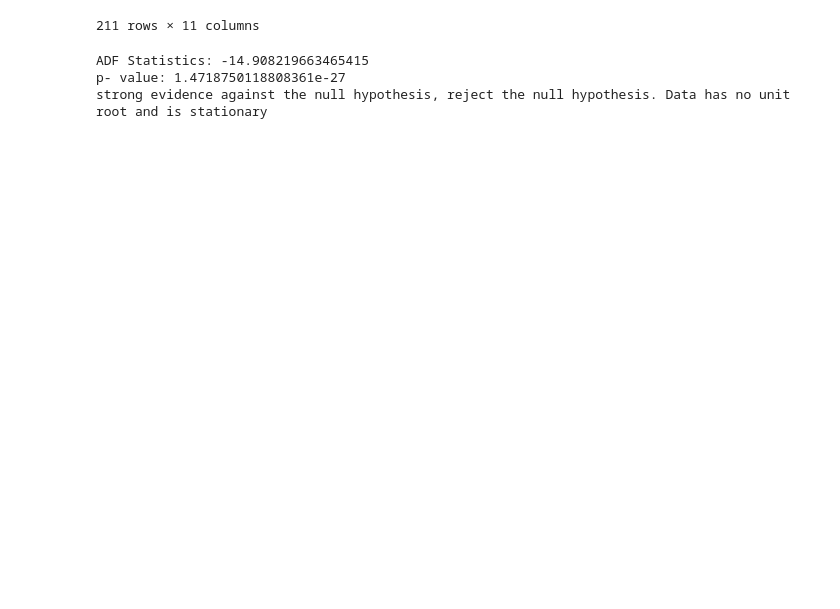
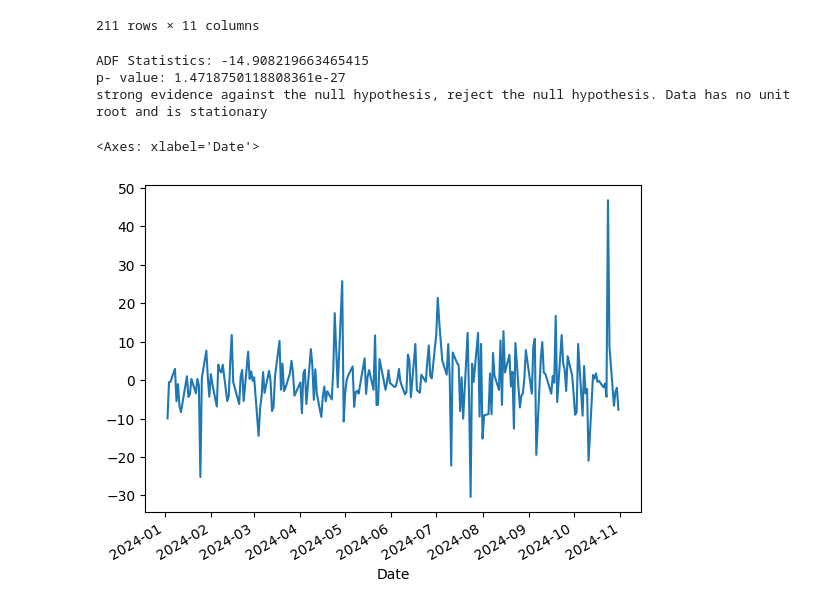
Before and after one commit to PatilDivya-10/local, a Jupyter notebook: TSLA_ActualndPredict.ipynb, the cells around one changed output. Saved outputs shown, nothing was run; the diff lists cells and outputs as text; code cells hidden in the pictures; blank space fills up the shorter version.

```diff
--- a/TSLA_ActualndPredict.ipynb
+++ b/TSLA_ActualndPredict.ipynb
@@ -172,3 +173,8 @@ adf_test(tsla['First Difference'].dropna())
 ADF Statistics: -14.908219663465415
 p- value: 1.4718750118808361e-27
 strong evidence against the null hypothesis, reject the null hypothesis. Data has no unit root and is stationary
+# %%
+tsla['First Difference'].dropna().plot()
+# %% [output]
+<Axes: xlabel='Date'>
+[figure, added]
```
Also changed, not shown: parts of 13 cells of this notebook.
